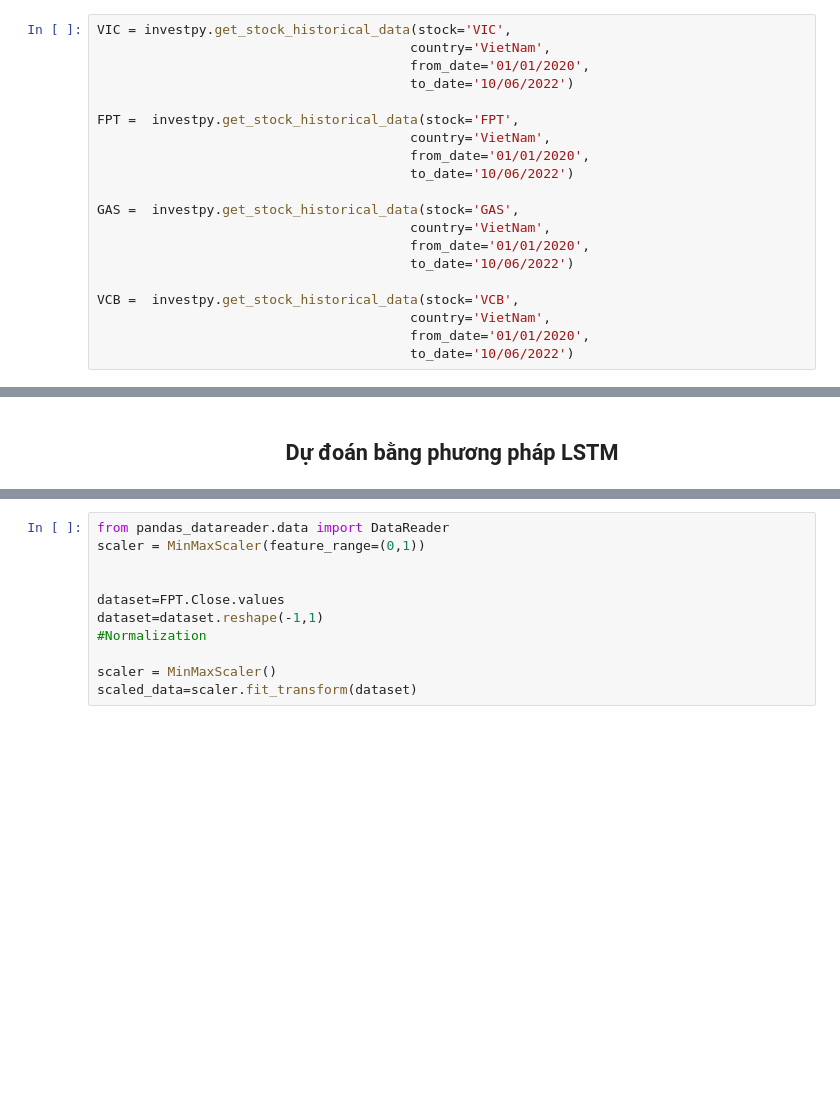
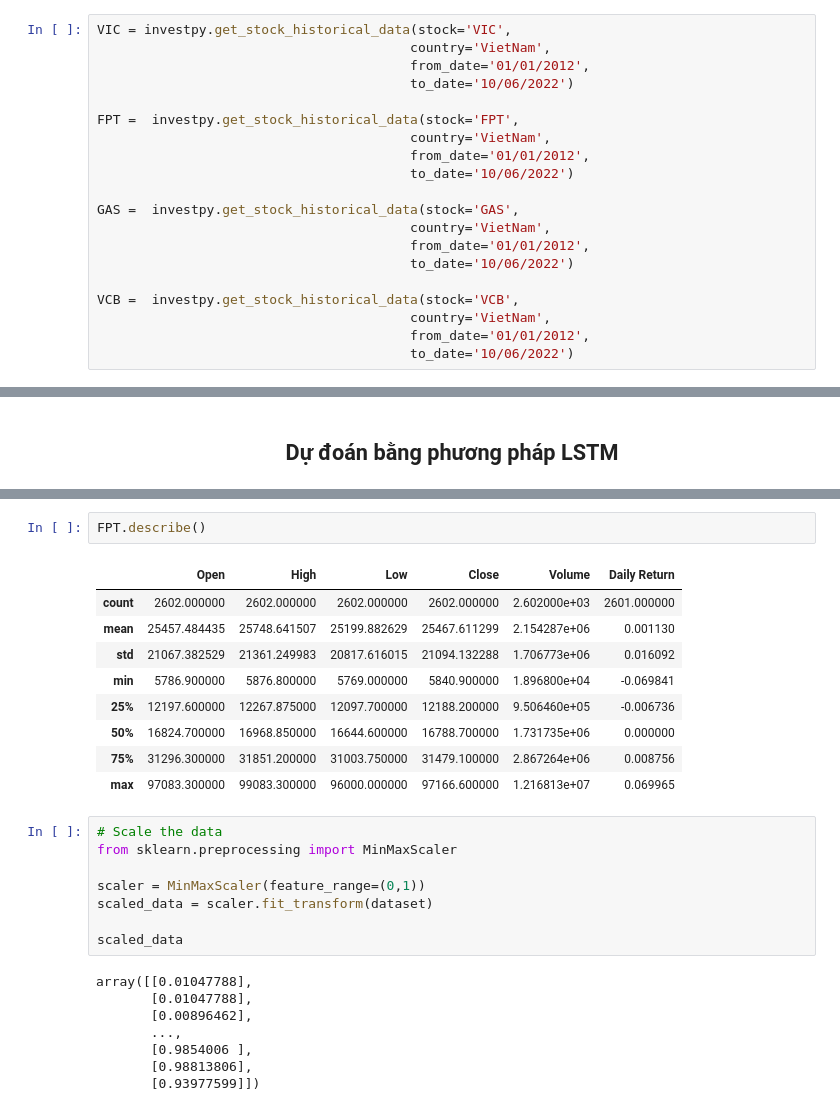
Before and after one commit to kreazyme/MachineLearning, a Jupyter notebook: stock_predic.ipynb, the cells around one changed output, grey strips where cells are left out. Cells and saved outputs as stored; diff of their text form; blank space fills up the shorter version.

```diff
--- a/stock_predic.ipynb
+++ b/stock_predic.ipynb
@@ -23,22 +25,22 @@ from sklearn.metrics import mean_squared_error, r2_score, mean_absolute_error
 # %%
 VIC = investpy.get_stock_historical_data(stock='VIC',
                                         country='VietNam',
-                                        from_date='01/01/2020',
+                                        from_date='01/01/2012',
                                         to_date='10/06/2022')
 
 FPT =  investpy.get_stock_historical_data(stock='FPT',
                                         country='VietNam',
-                                        from_date='01/01/2020',
+                                        from_date='01/01/2012',
                                         to_date='10/06/2022')
 
 GAS =  investpy.get_stock_historical_data(stock='GAS',
                                         country='VietNam',
-                                        from_date='01/01/2020',
+                                        from_date='01/01/2012',
                                         to_date='10/06/2022')
 
 VCB =  investpy.get_stock_historical_data(stock='VCB',
                                         country='VietNam',
-                                        from_date='01/01/2020',
+                                        from_date='01/01/2012',
                                         to_date='10/06/2022')
 # %% [markdown]
 <h4><center>Xuất các thông tin cơ bản</center></h4>
@@ -247,12 +410,29 @@ plt.show()
+# %%
+FPT.describe()
+# %% [output]
+|  | Open | High | Low | Close | Volume | Daily Return |
+| count | 2602.000000 | 2602.000000 | 2602.000000 | 2602.000000 | 2.602000e+03 | 2601.000000 |
+| mean | 25457.484435 | 25748.641507 | 25199.882629 | 25467.611299 | 2.154287e+06 | 0.001130 |
+| std | 21067.382529 | 21361.249983 | 20817.616015 | 21094.132288 | 1.706773e+06 | 0.016092 |
+| min | 5786.900000 | 5876.800000 | 5769.000000 | 5840.900000 | 1.896800e+04 | -0.069841 |
+| 25% | 12197.600000 | 12267.875000 | 12097.700000 | 12188.200000 | 9.506460e+05 | -0.006736 |
+| 50% | 16824.700000 | 16968.850000 | 16644.600000 | 16788.700000 | 1.731735e+06 | 0.000000 |
+| 75% | 31296.300000 | 31851.200000 | 31003.750000 | 31479.100000 | 2.867264e+06 | 0.008756 |
+| max | 97083.300000 | 99083.300000 | 96000.000000 | 97166.600000 | 1.216813e+07 | 0.069965 |
 # %%
-from pandas_datareader.data import DataReader
+# Scale the data
+from sklearn.preprocessing import MinMaxScaler
+
 scaler = MinMaxScaler(feature_range=(0,1))
+scaled_data = scaler.fit_transform(dataset)
 
-
-dataset=FPT.Close.values
-dataset=dataset.reshape(-1,1)
-#Normalization
-
-scaler = MinMaxScaler()
-scaled_data=scaler.fit_transform(dataset)
+scaled_data
+# %% [output]
+array([[0.01047788],
+       [0.01047788],
+       [0.00896462],
+       ...,
+       [0.9854006 ],
+       [0.98813806],
+       [0.93977599]])
 # %%
```
Also changed, not shown: parts of 24 cells of this notebook.
